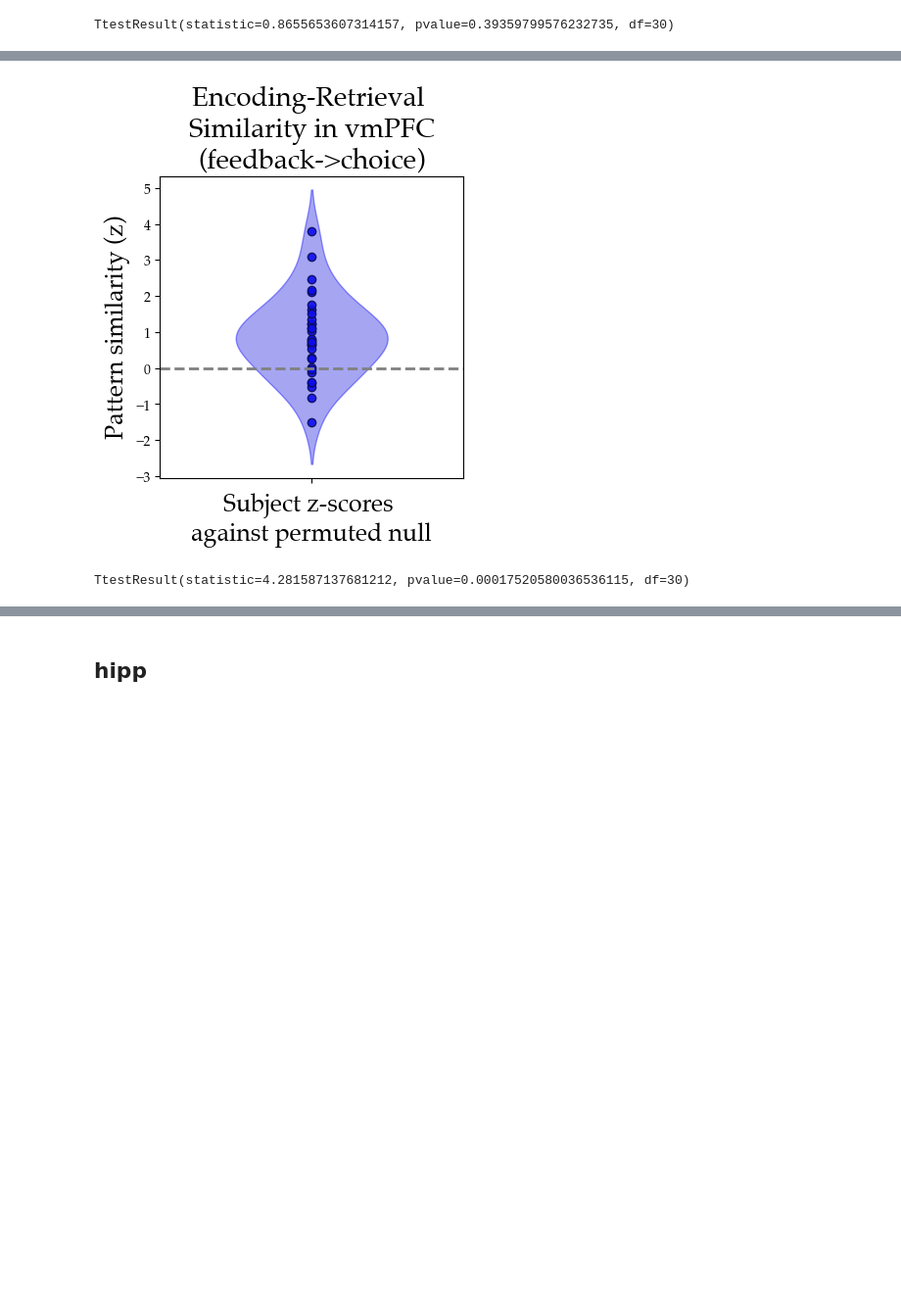
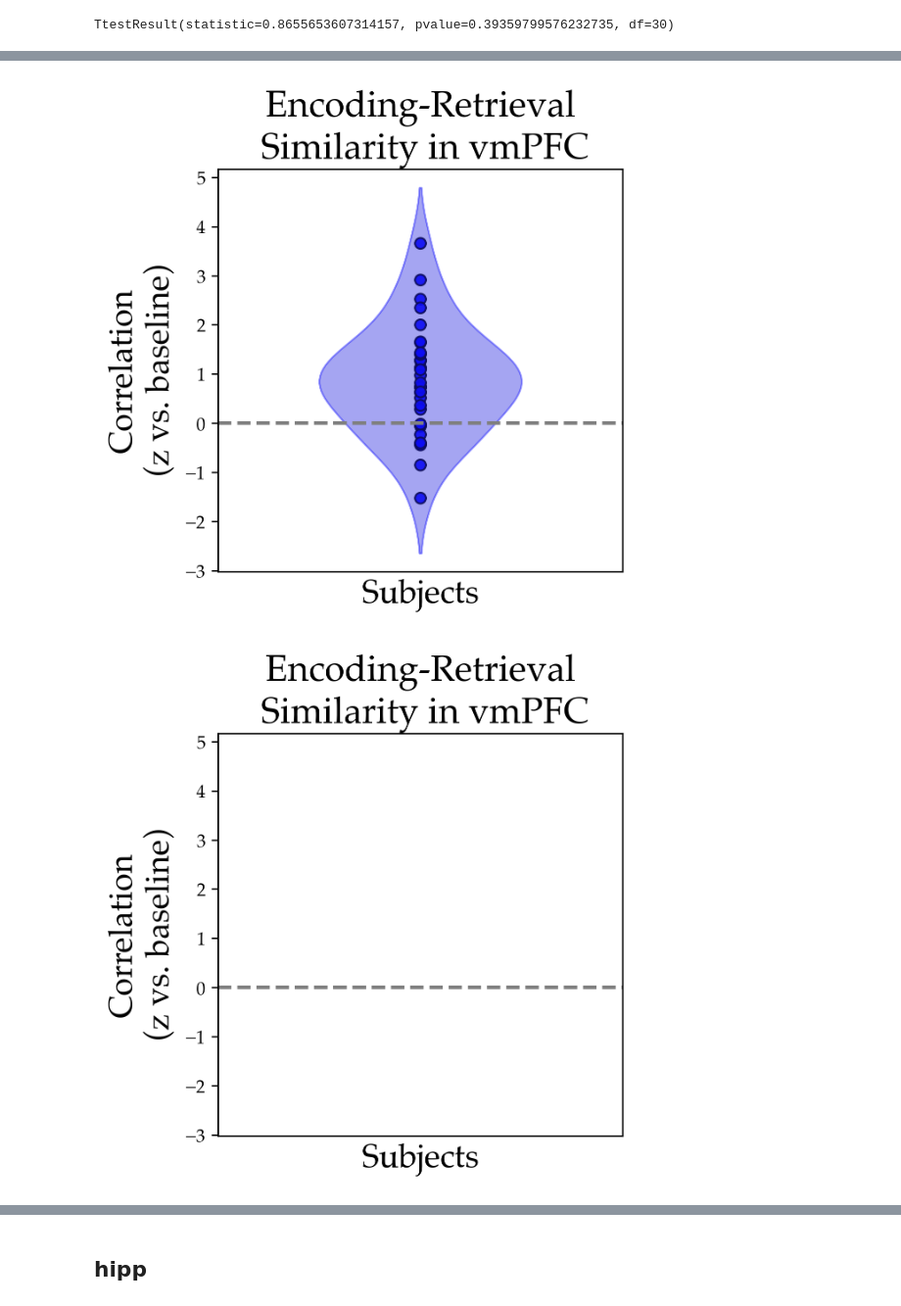
Before and after one commit to csiyer/hybrid_rl, a Jupyter notebook: fmri_analysis/neural_patterns.ipynb, the cells around one changed output, grey strips where cells are left out. Shown at 98% size. Drawn from its saved outputs; the diff is of its cells as text; code cells hidden in the pictures; blank space fills up the shorter version.

Commit message:
fix nibs second run, update plots for zifest talk

```diff
--- a/fmri_analysis/neural_patterns.ipynb
+++ b/fmri_analysis/neural_patterns.ipynb
@@ -182,28 +177,34 @@ TtestResult(statistic=1.238078415528326, pvalue=0.2252886744065198, df=30)
 # %%
 # encoding-retrieval match
 # feedback -> choice
 sub_z_scores= []
 n_iter = 1000
 for i,sub_num in enumerate(range(1,32)):
     corr_matrix = nh.get_corr_matrix(vmpfc_patterns, sub_num, 'fb_to_choice')
     encoding_indices, retrieval_indices, values = nh.get_encoding_retrieval_indices(sub_num, return_values=True)
     mean_corr = np.mean(corr_matrix[retrieval_indices, encoding_indices])
     perm_corrs = []
     for _ in range(n_iter):
         permuted_retrieval = nh.permute_retrieval_indices(encoding_indices, retrieval_indices, values_to_match = values)
         perm_corrs.append( np.mean(corr_matrix[permuted_retrieval, encoding_indices]) )
     z = (mean_corr - np.mean(perm_corrs)) / np.std(perm_corrs, ddof=1)
     sub_z_scores.append(z)
 
-nh.simple_violin(sub_z_scores, dpi=dpi,figsize=(4,4),xlim=(-0.8,0.8),
-                 xlabel='Subject z-scores \nagainst permuted null',
-                 ylabel='Pattern similarity (z)',
-                 title='Encoding-Retrieval \nSimilarity in vmPFC\n(feedback->choice)',
+nh.simple_violin(sub_z_scores, dpi=dpi,figsize=(4,4),xlim=(-0.8,0.8),xticks=[],
+                 xlabel='Subjects', # 'Subject z-scores \nagainst permuted null',
+                 ylabel='Correlation\n(z vs. baseline)', #Pattern similarity (z)',
+                 title='Encoding-Retrieval\n Similarity in vmPFC', # feedback->choice
                  chancelabel='mean of subject null')
 ttest_1samp(sub_z_scores,0)
+
+nh.simple_violin(sub_z_scores, dpi=dpi,figsize=(4,4),xlim=(-0.8,0.8),xticks=[],
+                 xlabel='Subjects', # 'Subject z-scores \nagainst permuted null',
+                 ylabel='Correlation\n(z vs. baseline)', #Pattern similarity (z)',
+                 title='Encoding-Retrieval\n Similarity in vmPFC', # feedback->choice
+                 chancelabel='mean of subject null', NODATA=True)
 # %% [output]
-[figure, old version]
+[figure, new version]
-TtestResult(statistic=4.281587137681212, pvalue=0.00017520580036536115, df=30)
+[figure, added]
 # %%
 # encoding-retrieval kernel
 
```
Also changed, not shown: parts of 5 cells of this notebook, 5 other files.
